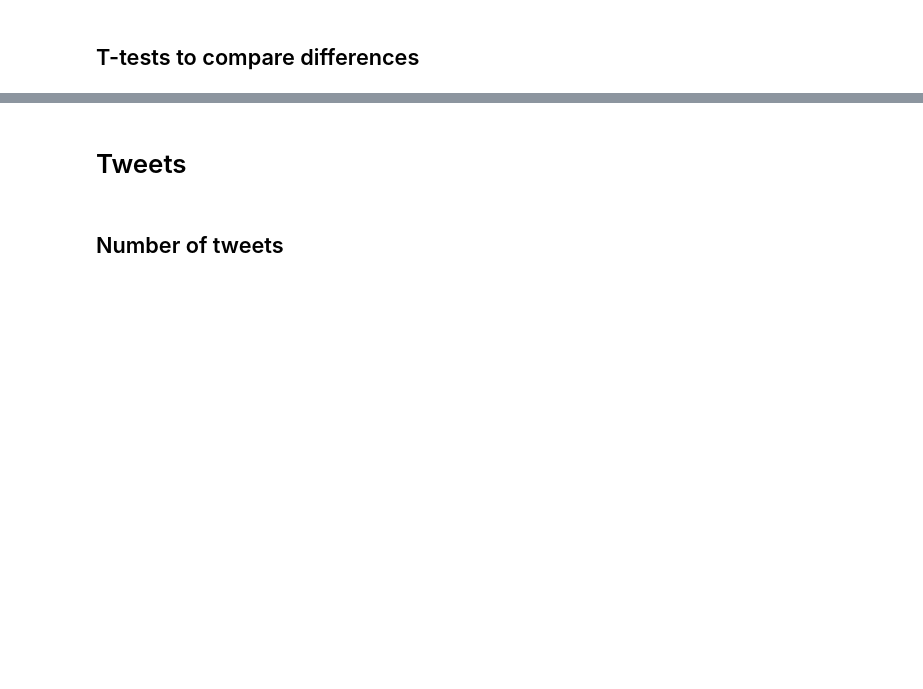
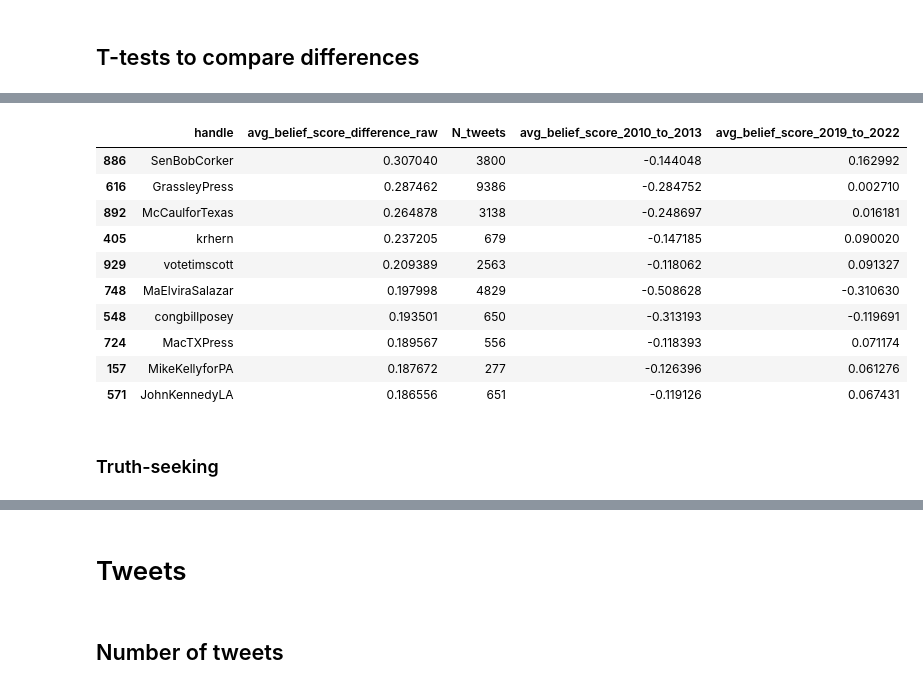
Before and after one commit to JanaLasser/new-ontology-of-truth, a Jupyter notebook: code/analysis/descriptive_dataset_statistics.ipynb, the cells around one changed output, grey strips where cells are left out. Cells and saved outputs as stored; diff of their text form; code cells hidden in the pictures; blank space fills up the shorter version.

```diff
--- a/code/analysis/descriptive_dataset_statistics.ipynb
+++ b/code/analysis/descriptive_dataset_statistics.ipynb
@@ -165,0 +204,16 @@ pt.ttest(rep["avg_truth_score_2010_to_2013"],
+# %%
+rep[cols][0:10]
+# %% [output]
+|  | handle | avg_belief_score_difference_raw | N_tweets | avg_belief_score_2010_to_2013 | avg_belief_score_2019_to_2022 |
+| 886 | SenBobCorker | 0.307040 | 3800 | -0.144048 | 0.162992 |
+| 616 | GrassleyPress | 0.287462 | 9386 | -0.284752 | 0.002710 |
+| 892 | McCaulforTexas | 0.264878 | 3138 | -0.248697 | 0.016181 |
+| 405 | krhern | 0.237205 | 679 | -0.147185 | 0.090020 |
+| 929 | votetimscott | 0.209389 | 2563 | -0.118062 | 0.091327 |
+| 748 | MaElviraSalazar | 0.197998 | 4829 | -0.508628 | -0.310630 |
+| 548 | congbillposey | 0.193501 | 650 | -0.313193 | -0.119691 |
+| 724 | MacTXPress | 0.189567 | 556 | -0.118393 | 0.071174 |
+| 157 | MikeKellyforPA | 0.187672 | 277 | -0.126396 | 0.061276 |
+| 571 | JohnKennedyLA | 0.186556 | 651 | -0.119126 | 0.067431 |
+# %% [markdown]
+### Truth-seeking
```
Also changed, not shown: parts of 79 cells of this notebook, 1 other file.
